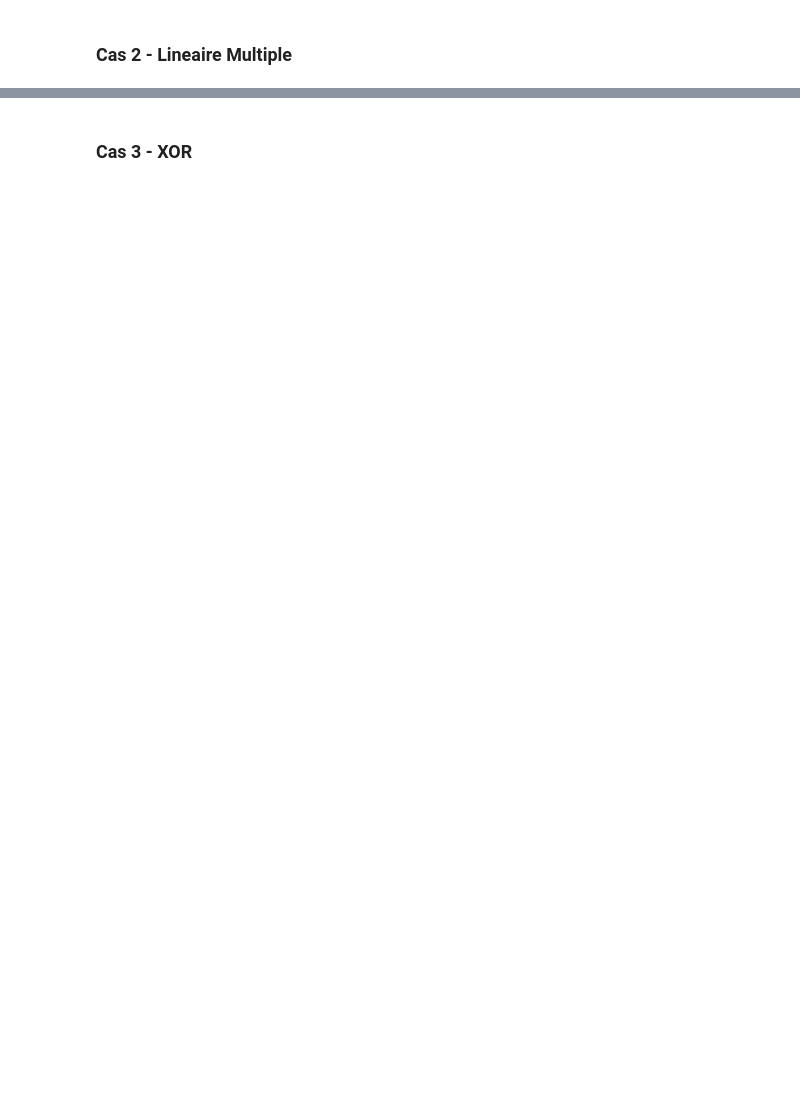
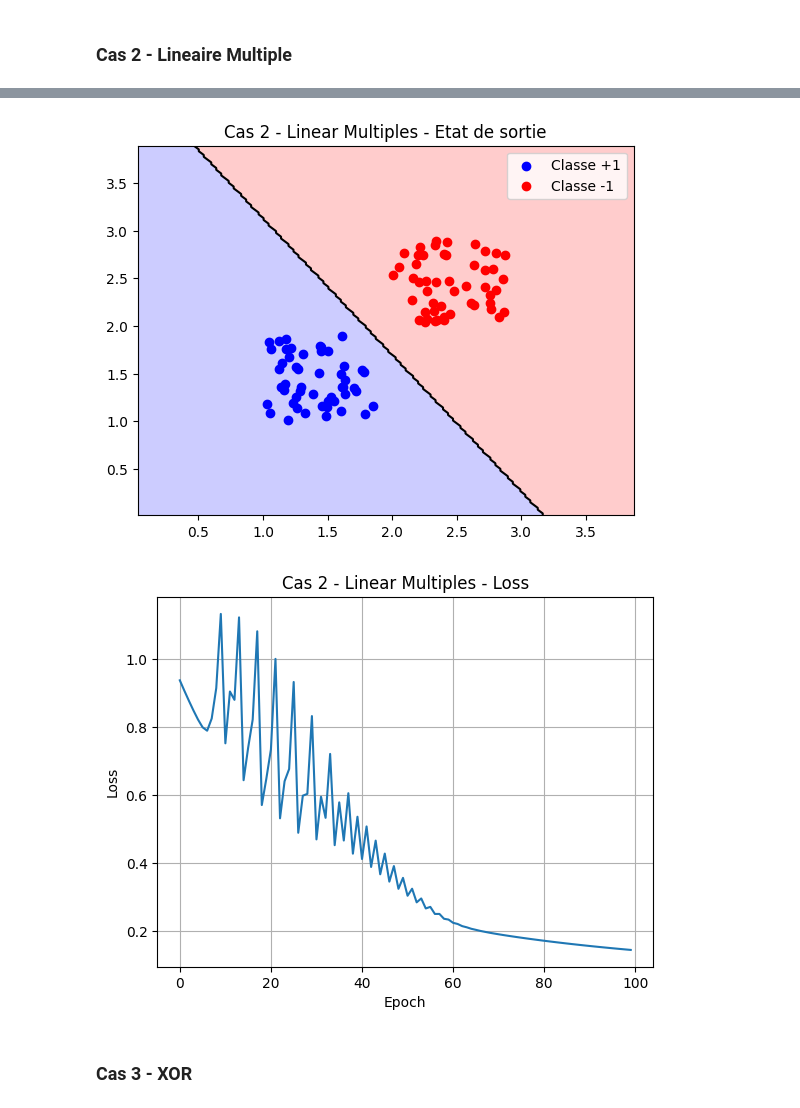
Before and after one commit to SamuelELbaz/Projet_Annuel_3IABD1_Lib_ML, a Jupyter notebook: CasTests.ipynb, the cells around one changed output, grey strips where cells are left out. Drawn from its saved outputs; the diff is of its cells as text; code cells hidden in the pictures; blank space fills up the shorter version.

```diff
--- a/CasTests.ipynb
+++ b/CasTests.ipynb
@@ -148,7 +158,7 @@ plt.clf()
 layers = (c_int * 2)(2, 1)
 
 nb_layers     = 2
-learning_rate = 0.5
+learning_rate = 0.3
 
 model = lib.init_pmc(layers, nb_layers, learning_rate)
 
@@ -162,35 +172,59 @@ input = (c_double * (nb_sample * nb_data_per_sample))(
 y_true = (c_double * nb_sample)(
     *Y.flatten()
 )
+
+pochs = 100
+losses = []
+
+for epoch in range(epochs):
+    loss = lib.train(model, input, y_true, nb_sample, nb_data_per_sample, 1)
+    losses.append(loss)
+
+pred_ptr = lib.predict(model, input, nb_sample, nb_data_per_sample, 1)
+preds = np.array([pred_ptr[i] for i in range(nb_sample)])
+pred_labels = np.where(preds >= 0, 1, -1)
 # %%
 x_min, x_max = X[:, 0].min() - 1, X[:, 0].max() + 1
 y_min, y_max = X[:, 1].min() - 1, X[:, 1].max() + 1
 
 xx, yy = np.meshgrid(
     np.linspace(x_min, x_max, 200),
     np.linspace(y_min, y_max, 200)
 )
 
 grid_points = np.c_[xx.ravel(), yy.ravel()]
 nb_grid = grid_points.shape[0]
 
 grid_input = (c_double * (nb_grid * nb_data_per_sample))(
     *grid_points.flatten()
 )
 
 grid_pred_ptr = lib.predict(model, grid_input, nb_grid, nb_data_per_sample, 1)
 grid_preds = np.array([grid_pred_ptr[i] for i in range(nb_grid)])
 grid_labels = np.where(grid_preds >= 0, 1, -1).reshape(xx.shape)
 
 lib.free_p(grid_pred_ptr)
 
 plt.contourf(xx, yy, grid_labels, alpha=0.2, levels=[-2, 0, 2], colors=['red', 'blue'])
 plt.contour(xx, yy, grid_labels, levels=[0], colors='black', linewidths=1.5)
 
 plt.scatter(X[0:50, 0], X[0:50, 1], color='blue', zorder=5, label='Classe +1')
 plt.scatter(X[50:100, 0], X[50:100, 1], color='red', zorder=5, label='Classe -1')
 
-plt.title("Cas 2 - Etat de sortie")
+plt.title("Cas 2 - Linear Multiples - Etat de sortie")
 plt.legend()
 plt.show()
 plt.clf()
+
+plt.plot(losses)
+plt.xlabel("Epoch")
+plt.ylabel("Loss")
+plt.title("Cas 2 - Linear Multiples - Loss")
+plt.grid()
+plt.show()
+
+lib.free_p(pred_ptr)
+lib.free_pmc(model)
+# %% [output]
+[figure, added]
+[figure, added]
```
Also changed, not shown: parts of 18 cells of this notebook, 1 other file.
